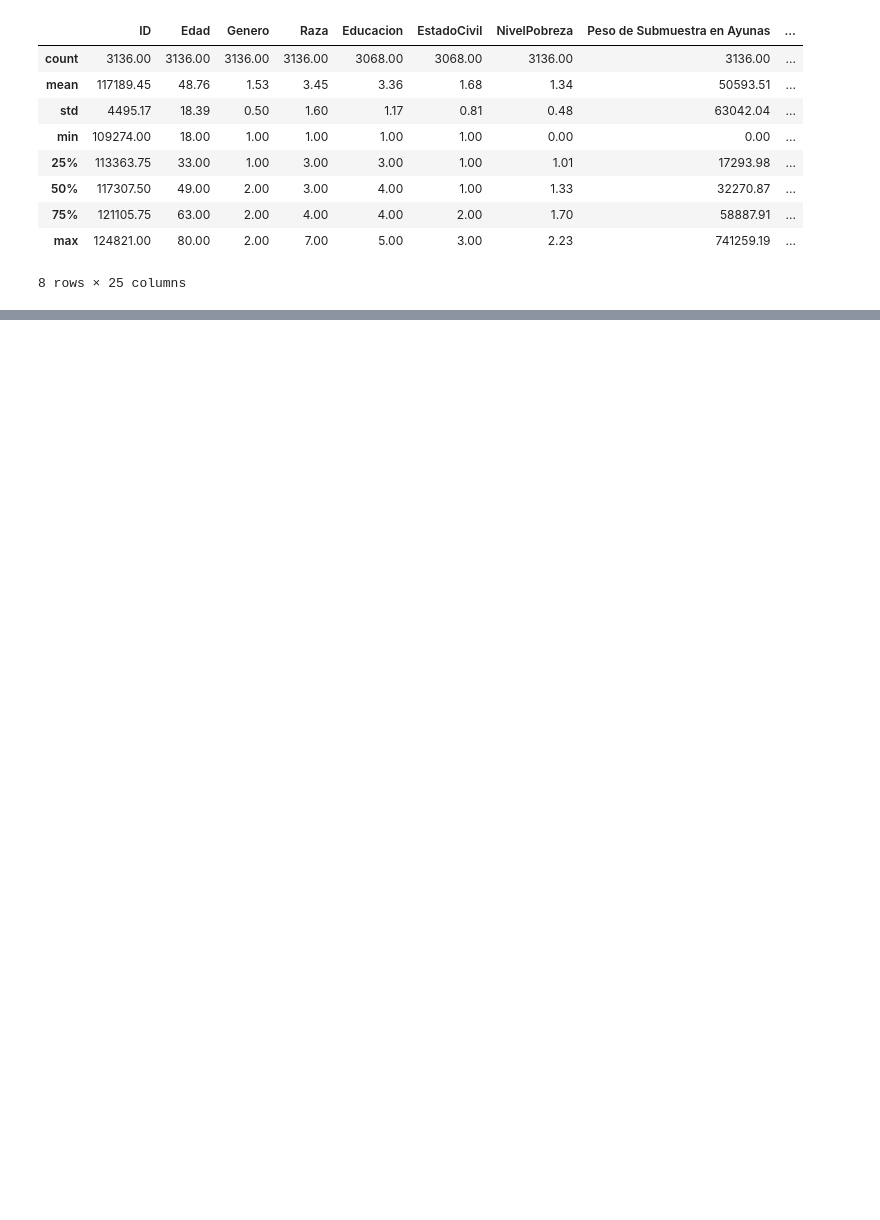
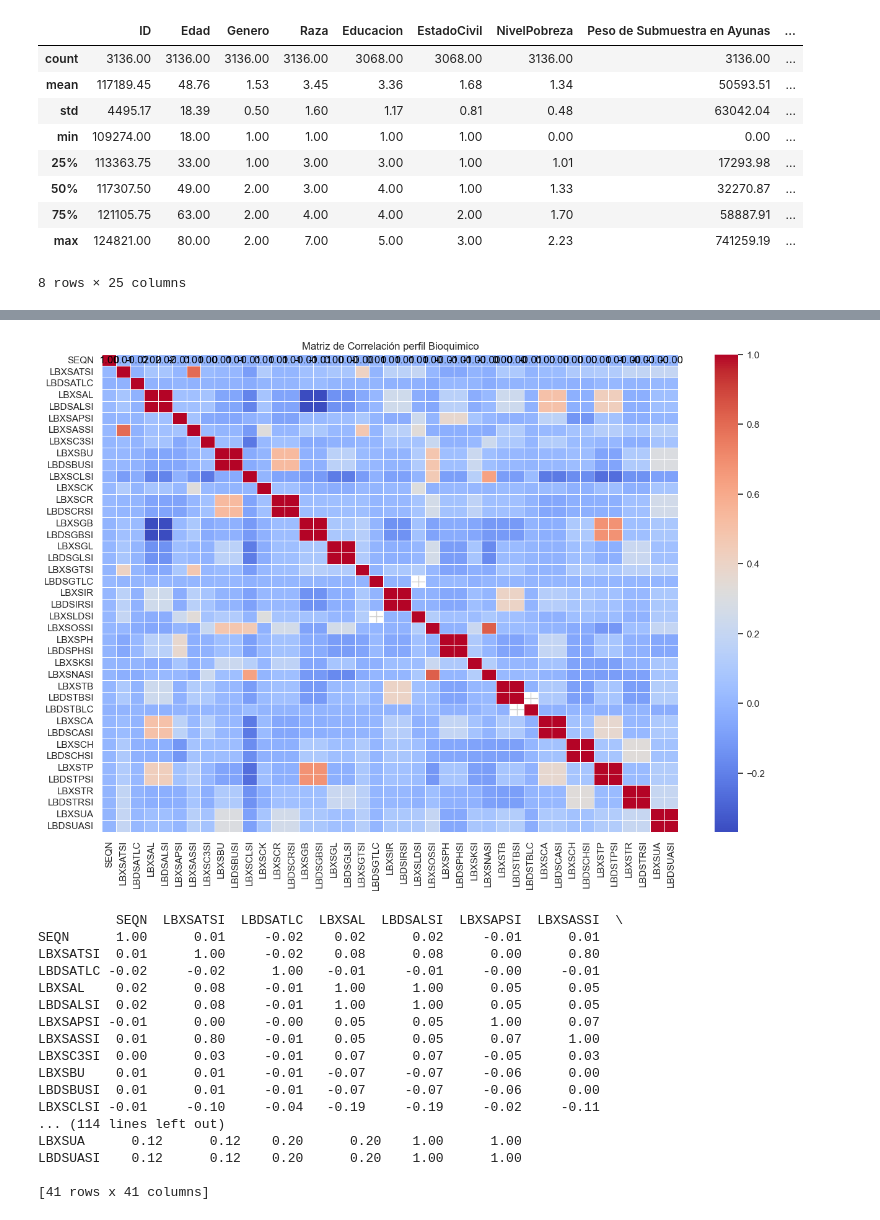
Before and after one commit to Manjanans/nhanes, a Jupyter notebook: notebooks/Untitled.ipynb, the cells around one changed output, grey strips where cells are left out. Saved outputs shown, nothing was run; the diff lists cells and outputs as text; code cells hidden in the pictures; blank space fills up the shorter version.

```diff
--- a/notebooks/Untitled.ipynb
+++ b/notebooks/Untitled.ipynb
@@ -30,6 +30,7 @@ insulina = catalog.load("insulina")
 colesterol = catalog.load("colesterol")
 depresion = catalog.load("depresion")
 proteinaC = catalog.load("proteinaC")
+perfilB = catalog.load("perfilBioquimico")
 scaler = StandardScaler()
 minmax = MinMaxScaler()
 pt = PowerTransformer(method='yeo-johnson')
@@ -1237,0 +1270,13 @@ plt.show()
+# %%
+df_combined_numeric = perfilB.select_dtypes(include=[np.number])
+correlation_matrix = correlation_matrix.fillna(0)
+
+# Recalcula la matriz de correlación
+correlation_matrix = perfilB.corr()
+
+plt.figure(figsize=(15, 10))
+sns.heatmap(correlation_matrix, annot=True, cmap='coolwarm', linewidths=0.5, fmt=".2f", annot_kws={"color": "black"})
+plt.title('Matriz de Correlación perfil Bioquimico')
+plt.show()
+print(correlation_matrix)
+# %% [output]
@@ -1237,0 +1284,18 @@ plt.show()
+[figure, added]
+          SEQN  LBXSATSI  LBDSATLC  LBXSAL  LBDSALSI  LBXSAPSI  LBXSASSI  \
+SEQN      1.00      0.01     -0.02    0.02      0.02     -0.01      0.01
+LBXSATSI  0.01      1.00     -0.02    0.08      0.08      0.00      0.80
+LBDSATLC -0.02     -0.02      1.00   -0.01     -0.01     -0.00     -0.01
+LBXSAL    0.02      0.08     -0.01    1.00      1.00      0.05      0.05
+LBDSALSI  0.02      0.08     -0.01    1.00      1.00      0.05      0.05
+LBXSAPSI -0.01      0.00     -0.00    0.05      0.05      1.00      0.07
+LBXSASSI  0.01      0.80     -0.01    0.05      0.05      0.07      1.00
+LBXSC3SI  0.00      0.03     -0.01    0.07      0.07     -0.05      0.03
+LBXSBU    0.01      0.01     -0.01   -0.07     -0.07     -0.06      0.00
+LBDSBUSI  0.01      0.01     -0.01   -0.07     -0.07     -0.06      0.00
+LBXSCLSI -0.01     -0.10     -0.04   -0.19     -0.19     -0.02     -0.11
+... (114 lines left out)
+LBXSUA      0.12      0.12    0.20      0.20    1.00      1.00
+LBDSUASI    0.12      0.12    0.20      0.20    1.00      1.00
+
+[41 rows x 41 columns]
```
Also changed, not shown: parts of 39 cells of this notebook, 6 other files.
